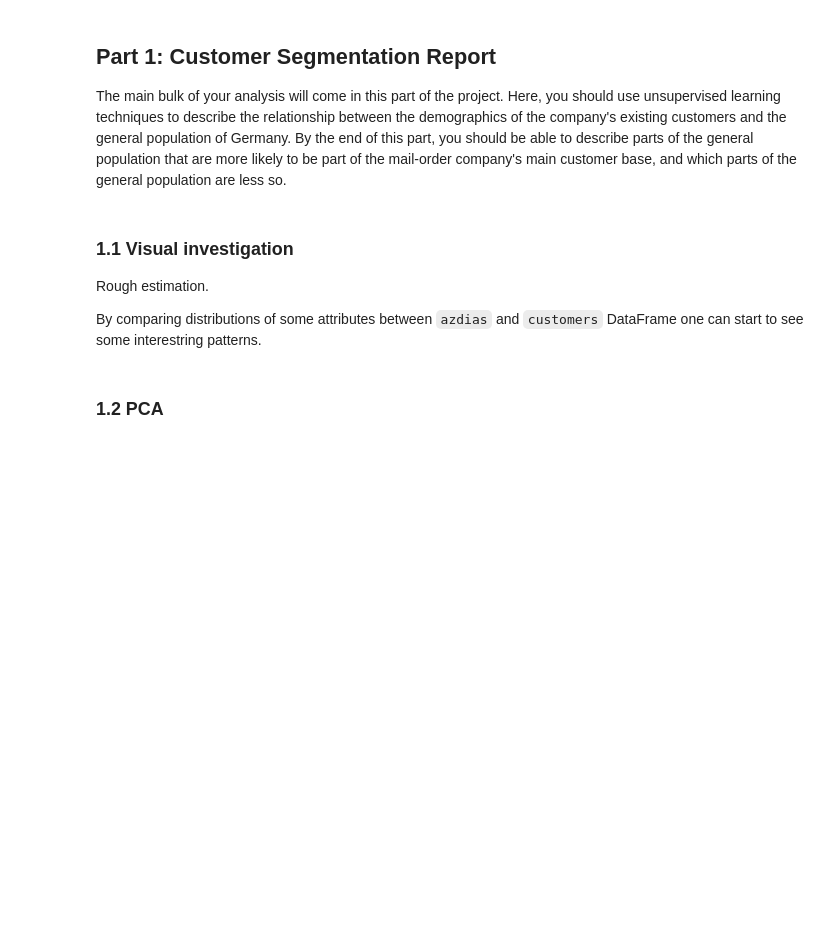
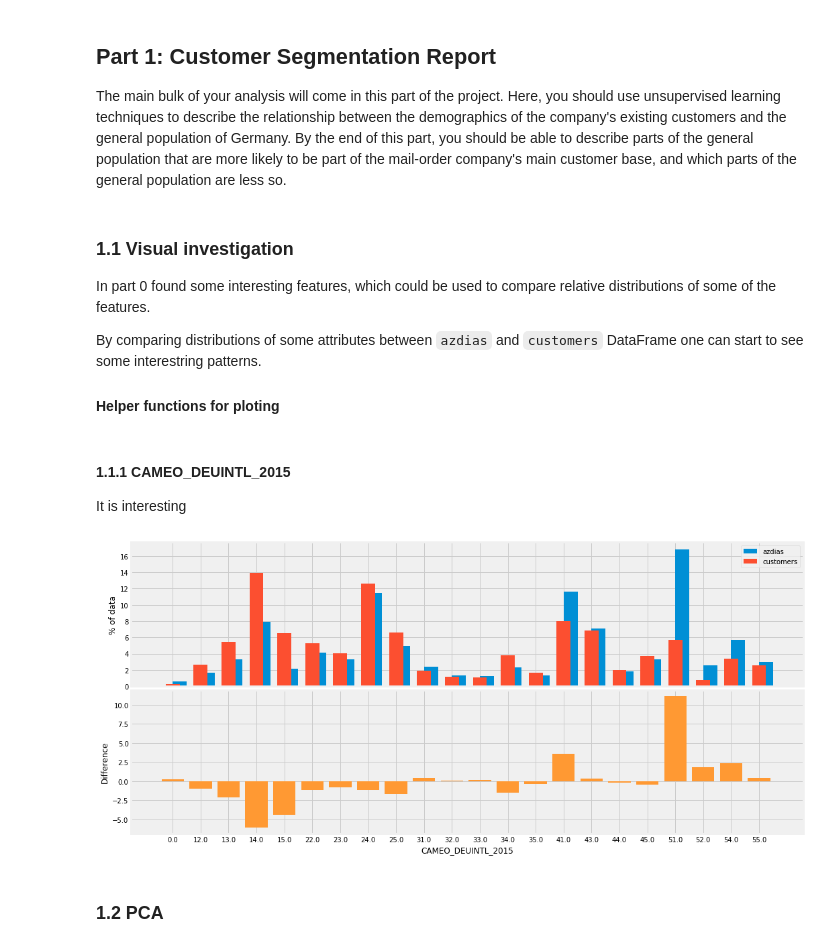
Before and after one commit to TK-Problem/nano_degree_DS, a Jupyter notebook: Capstone_project/Arvato_Project_Workbook.ipynb, the cells around one changed output. Cells and saved outputs as stored; diff of their text form; code cells hidden in the pictures; blank space fills up the shorter version.

Commit message:
visualization for attributes created

```diff
--- a/Capstone_project/Arvato_Project_Workbook.ipynb
+++ b/Capstone_project/Arvato_Project_Workbook.ipynb
@@ -40,8 +40,8 @@ You'll notice when the data is loaded in that a warning message will immediately
 %%time
 
 # load in the data
-azdias = pd.read_csv('Udacity_AZDIAS_052018.csv', sep=';')
-customers = pd.read_csv('Udacity_CUSTOMERS_052018.csv', sep=';')
+azdias = pd.read_csv('Udacity_AZDIAS_052018.csv', sep=';', low_memory=False)
+customers = pd.read_csv('Udacity_CUSTOMERS_052018.csv', sep=';', low_memory=False)
 
 # delete empty columns
 del azdias['Unnamed: 0']
@@ -1916,9 +1908,58 @@ The main bulk of your analysis will come in this part of the project. Here, you
 # %% [markdown]
 ### 1.1 Visual investigation
 
-Rough estimation.
+In part 0 found some interesting features, which could be used to compare relative distributions of some of the features.
 
 By comparing distributions of some attributes between `azdias` and `customers` DataFrame one can start to see some interestring patterns.
+
+#### Helper functions for ploting
+# %%
+def plot_attribute(df_azdias, df_customers, attribute_name):
+    """
+    Input:
+        df_azdias: pandas DataFrame,
+        df_customers: pandas DataFrame,
+        attribute_name: str, attribute name
+    Output:
+        Returns a bar plot
+    """
+    # create figure and axis objects
+    fig, (ax1, ax2) = plt.subplots(2, 1, figsize=(16, 8), sharex='col')
+
+    # fill nan values with zeros
+    _1 = df_azdias[attribute_name].fillna(0)
+    # sort by index
+    _1 = _1.value_counts().sort_index() / _1.shape[0] * 100
+    # convert x-axis to string to avoid spacing
+    ax1.bar(_1.index.astype(str), _1.values, width=0.5, align='edge', label="azdias")
+    # fill nan values with zeros
+    _2 = df_customers[attribute_name].fillna(0)
+    # sort by index
+    _2 = _2.value_counts().sort_index() / _2.shape[0] * 100
+
+    ax1.bar(_2.index.astype(str), _2.values, width=0.5, label="customers")
+
+    # calculate procentage difference
+    _diff = _1 - _2
+
+    # plot procentage difference
+    ax2.bar(_diff.index.astype(str), _diff.values, color="#ff9933")
+
+    # add legend and labels to plots
+    ax1.legend()
+    ax2.set_xlabel(attribute_name)
+    ax1.set_ylabel("% of data")
+    ax2.set_ylabel("Difference")
+    # create small gap between plots
+    plt.subplots_adjust(hspace=0.025)
+# %% [markdown]
+#### 1.1.1 CAMEO_DEUINTL_2015
+
+It is interesting
+# %%
+plot_attribute(azdias_7, customers_7, "CAMEO_DEUINTL_2015")
+# %% [output]
+[figure, added]
 # %% [markdown]
 ### 1.2 PCA
 # %% [markdown]
```
Also changed, not shown: parts of 6 cells of this notebook.
